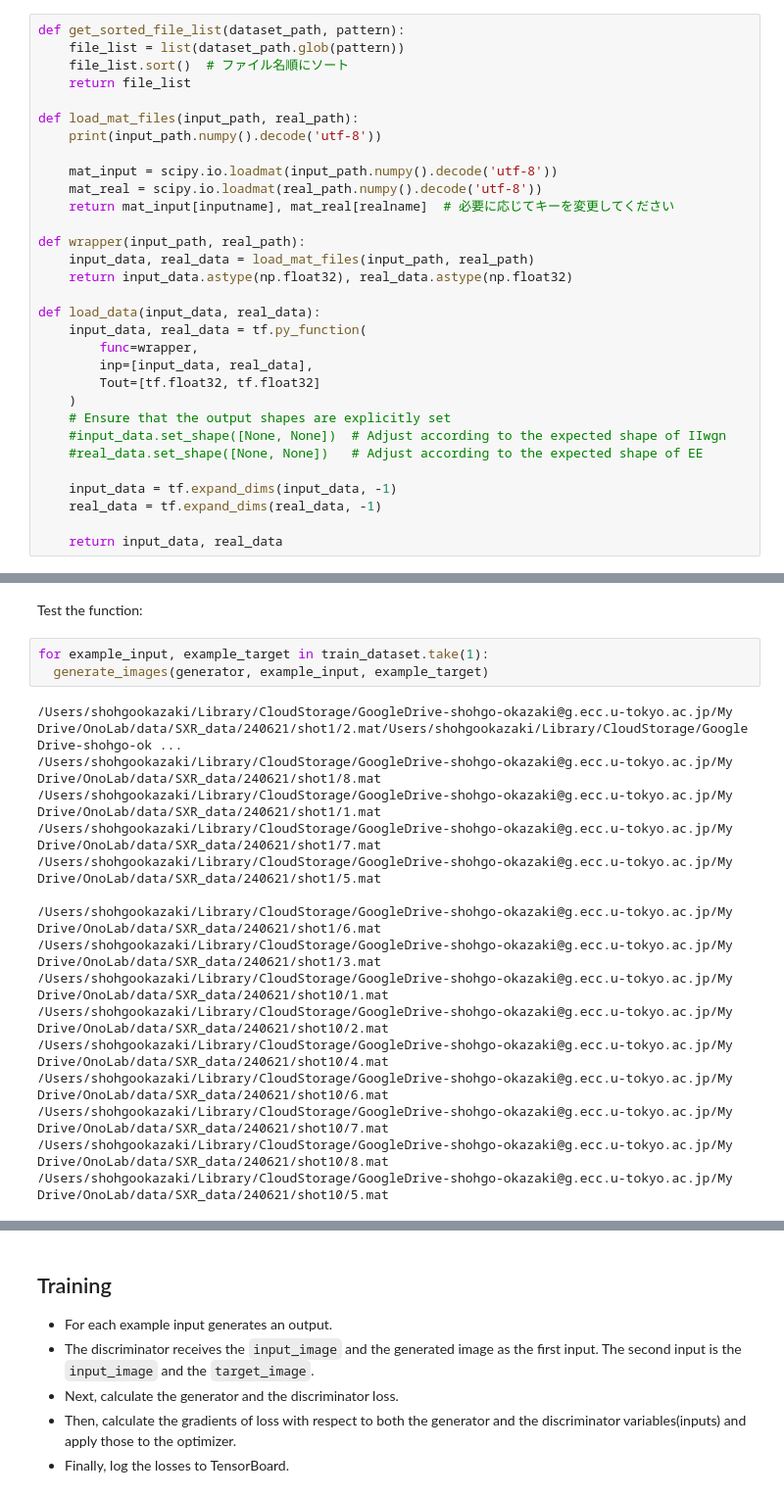
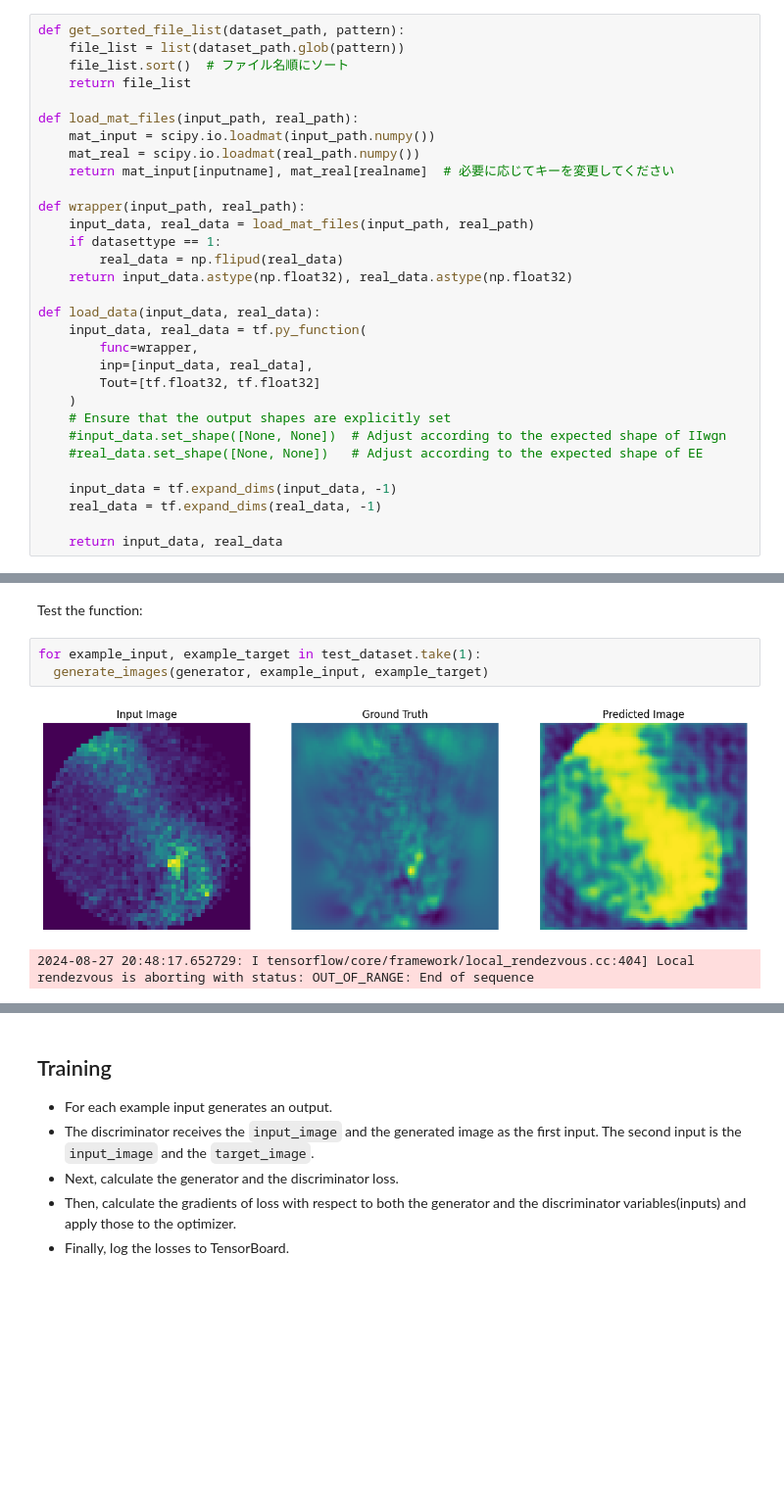
Before and after one commit to makimitsu/test-open, a Jupyter notebook: Soft X-ray/Machine_Learning/code/data2data_everything.ipynb, the cells around one changed output, grey strips where cells are left out. Shown at 98% size. Drawn from its saved outputs; the diff is of its cells as text; blank space fills up the shorter version.

```diff
--- a/Soft X-ray/Machine_Learning/code/data2data_everything.ipynb
+++ b/Soft X-ray/Machine_Learning/code/data2data_everything.ipynb
@@ -137,14 +142,14 @@ def get_sorted_file_list(dataset_path, pattern):
     return file_list
 
 def load_mat_files(input_path, real_path):
-    print(input_path.numpy().decode('utf-8'))
-
-    mat_input = scipy.io.loadmat(input_path.numpy().decode('utf-8'))
-    mat_real = scipy.io.loadmat(real_path.numpy().decode('utf-8'))
+    mat_input = scipy.io.loadmat(input_path.numpy())
+    mat_real = scipy.io.loadmat(real_path.numpy())
     return mat_input[inputname], mat_real[realname]  # 必要に応じてキーを変更してください
 
 def wrapper(input_path, real_path):
     input_data, real_data = load_mat_files(input_path, real_path)
+    if datasettype == 1:
+        real_data = np.flipud(real_data)
     return input_data.astype(np.float32), real_data.astype(np.float32)
 
 def load_data(input_data, real_data):
@@ -468,21 +473,8 @@ def generate_images(model, test_input, tar):
 # %% [markdown]
 Test the function:
 # %%
-for example_input, example_target in train_dataset.take(1):
+for example_input, example_target in test_dataset.take(1):
   generate_images(generator, example_input, example_target)
 # %% [output]
+[figure, added]
-/Users/shohgookazaki/Library/CloudStorage/GoogleDrive-shohgo-okazaki@g.ecc.u-tokyo.ac.jp/My Drive/OnoLab/data/SXR_data/240621/shot1/2.mat/Users/shohgookazaki/Library/CloudStorage/GoogleDrive-shohgo-ok ...
-/Users/shohgookazaki/Library/CloudStorage/GoogleDrive-shohgo-okazaki@g.ecc.u-tokyo.ac.jp/My Drive/OnoLab/data/SXR_data/240621/shot1/8.mat
-/Users/shohgookazaki/Library/CloudStorage/GoogleDrive-shohgo-okazaki@g.ecc.u-tokyo.ac.jp/My Drive/OnoLab/data/SXR_data/240621/shot1/1.mat
-/Users/shohgookazaki/Library/CloudStorage/GoogleDrive-shohgo-okazaki@g.ecc.u-tokyo.ac.jp/My Drive/OnoLab/data/SXR_data/240621/shot1/7.mat
-/Users/shohgookazaki/Library/CloudStorage/GoogleDrive-shohgo-okazaki@g.ecc.u-tokyo.ac.jp/My Drive/OnoLab/data/SXR_data/240621/shot1/5.mat
-
-/Users/shohgookazaki/Library/CloudStorage/GoogleDrive-shohgo-okazaki@g.ecc.u-tokyo.ac.jp/My Drive/OnoLab/data/SXR_data/240621/shot1/6.mat
-/Users/shohgookazaki/Library/CloudStorage/GoogleDrive-shohgo-okazaki@g.ecc.u-tokyo.ac.jp/My Drive/OnoLab/data/SXR_data/240621/shot1/3.mat
-/Users/shohgookazaki/Library/CloudStorage/GoogleDrive-shohgo-okazaki@g.ecc.u-tokyo.ac.jp/My Drive/OnoLab/data/SXR_data/240621/shot10/1.mat
-/Users/shohgookazaki/Library/CloudStorage/GoogleDrive-shohgo-okazaki@g.ecc.u-tokyo.ac.jp/My Drive/OnoLab/data/SXR_data/240621/shot10/2.mat
-/Users/shohgookazaki/Library/CloudStorage/GoogleDrive-shohgo-okazaki@g.ecc.u-tokyo.ac.jp/My Drive/OnoLab/data/SXR_data/240621/shot10/4.mat
-/Users/shohgookazaki/Library/CloudStorage/GoogleDrive-shohgo-okazaki@g.ecc.u-tokyo.ac.jp/My Drive/OnoLab/data/SXR_data/240621/shot10/6.mat
-/Users/shohgookazaki/Library/CloudStorage/GoogleDrive-shohgo-okazaki@g.ecc.u-tokyo.ac.jp/My Drive/OnoLab/data/SXR_data/240621/shot10/7.mat
-/Users/shohgookazaki/Library/CloudStorage/GoogleDrive-shohgo-okazaki@g.ecc.u-tokyo.ac.jp/My Drive/OnoLab/data/SXR_data/240621/shot10/8.mat
-/Users/shohgookazaki/Library/CloudStorage/GoogleDrive-shohgo-okazaki@g.ecc.u-tokyo.ac.jp/My Drive/OnoLab/data/SXR_data/240621/shot10/5.mat
+2024-08-27 20:48:17.652729: I tensorflow/core/framework/local_rendezvous.cc:404] Local rendezvous is aborting with status: OUT_OF_RANGE: End of sequence
```
Also changed, not shown: parts of 9 cells of this notebook, 36 other files.
